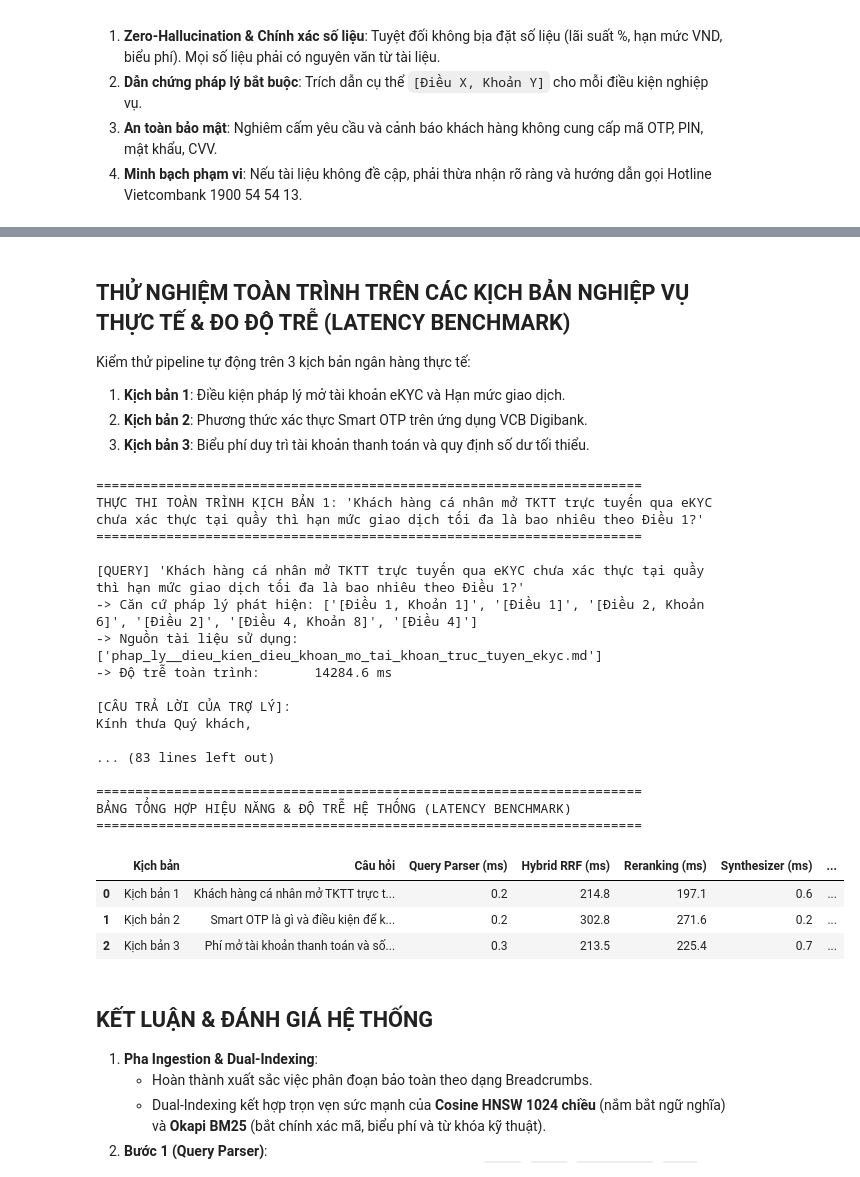
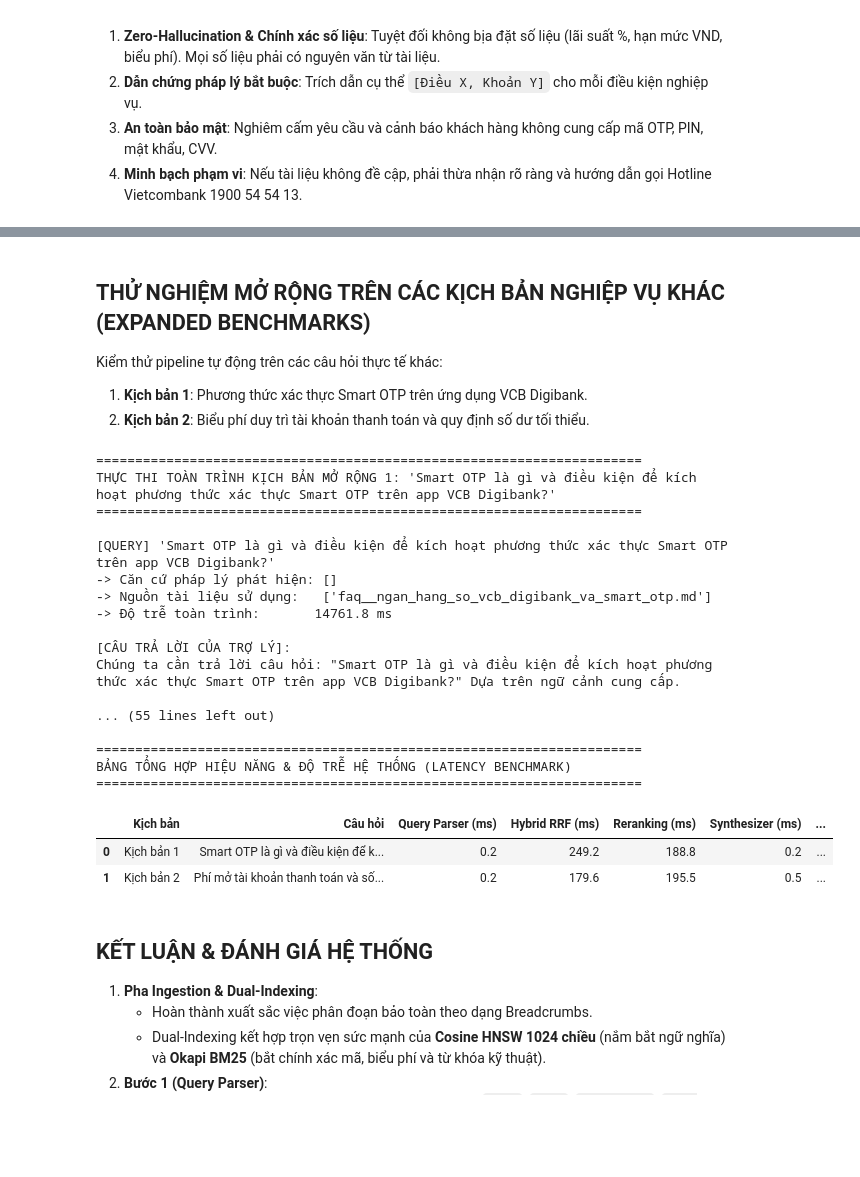
Before and after one commit to thichankem/AI-Banking-Assistant, a Jupyter notebook: notebooks/banking_dual_indexing_pipeline.ipynb, the cells around one changed output, grey strips where cells are left out. Drawn from its saved outputs; the diff is of its cells as text; code cells hidden in the pictures; blank space fills up the shorter version.

Commit message:
feat: add section 1.4 E2E eKYC limits benchmark and verified notebook outputs

```diff
--- a/notebooks/banking_dual_indexing_pipeline.ipynb
+++ b/notebooks/banking_dual_indexing_pipeline.ipynb
@@ -104,9 +104,10 @@ pipeline = BankingRAGPipeline()
 
 # Danh sách tài liệu ngân hàng thực tế đại diện từ knowledge_base
 curated_files = [
+    "phap_ly__quy_che_ekyc_vietcombank_han_muc.md",
     "phap_ly__dieu_kien_dieu_khoan_mo_tai_khoan_truc_tuyen_ekyc.md",
     "phap_ly__dieu_kien_dieu_khoan_mo_va_su_dung_tai_khoan_khcn.md",
-    "quy_trinh__mo_tai_khoan_thanh_toan_ekyc_va_mo_so_dep.md",
+    "quy_trinh__mo_tai_khoan_thanh_toan_ekyc_va_xac_thuc_nfc.md",
     "faq__ngan_hang_so_vcb_digibank_va_smart_otp.md",
     "ngan_hang_so__quy_chuan_dich_vu_digibank_va_han_muc.md",
     "tai_khoan__bieu_phi_dich_vu_tai_khoan_thanh_toan.md",
@@ -374,0 +383,25 @@ Soạn câu trả lời:
+# %%
+query_14 = "Hạn mức mở tài khoản eKYC tối đa bao nhiêu 1 ngày?"
+print(f"[*] ĐANG THỰC HIỆN KIỂM THỬ END-TO-END VỚI CÂU HỎI:\n'{query_14}'\n")
+
+res_14 = pipeline.run_pipeline(query_14)
+
+print("=" * 75)
+print("1.4. KẾT QUẢ KIỂM THỬ END-TO-END (VIETCOMBANK AI ASSISTANT)")
+print("=" * 75)
+print(f"• Câu trả lời sinh ra:\n{res_14['answer']}\n")
+print(f"• Dẫn chứng nguồn (Citations): {res_14['legal_citations']}\n")
+
+print("-" * 75)
+print("BẢNG THỐNG KÊ ĐỘ TRỄ THỰC TẾ (LATENCY BENCHMARK):")
+print("-" * 75)
+lat_14 = res_14["latency"]
+df_lat = pd.DataFrame([
+    {"Bước xử lý": "Bước 1: Query Parser (Chuẩn hóa từ khóa)", "Độ trễ": f"{lat_14['step1_query_parser_ms']:.1f} ms"},
+    {"Bước xử lý": "Bước 2: Hybrid Retrieval (Cosine HNSW + BM25 + RRF)", "Độ trễ": f"{lat_14['step2_hybrid_retrieval_ms']:.1f} ms"},
+    {"Bước xử lý": "Bước 3: Reranking (So khớp câu hỏi chuẩn & từ vựng)", "Độ trễ": f"{lat_14['step3_reranking_ms']:.1f} ms"},
+    {"Bước xử lý": "Bước 4: Context Synthesizer (Đóng gói Markdown)", "Độ trễ": f"{lat_14['step4_context_synthesizer_ms']:.1f} ms"},
+    {"Bước xử lý": "Bước 5: LLM Serving (DeepSeek-V4-Flash Guardrails)", "Độ trễ": f"{lat_14['step5_llm_serving_ms']:.1f} ms"},
+    {"Bước xử lý": "TỔNG THỜI GIAN PHẢN HỒI (END-TO-END)", "Độ trễ": f"{lat_14['total_pipeline_ms']:.1f} ms ({lat_14['total_pipeline_ms']/1000:.2f}s)"}
+])
+display(df_lat)
@@ -375,13 +433,11 @@ Soạn câu trả lời:
 # %% [markdown]
-## THỬ NGHIỆM TOÀN TRÌNH TRÊN CÁC KỊCH BẢN NGHIỆP VỤ THỰC TẾ & ĐO ĐỘ TRỄ (LATENCY BENCHMARK)
+## THỬ NGHIỆM MỞ RỘNG TRÊN CÁC KỊCH BẢN NGHIỆP VỤ KHÁC (EXPANDED BENCHMARKS)
 
-Kiểm thử pipeline tự động trên 3 kịch bản ngân hàng thực tế:
-1. **Kịch bản 1**: Điều kiện pháp lý mở tài khoản eKYC và Hạn mức giao dịch.
-2. **Kịch bản 2**: Phương thức xác thực Smart OTP trên ứng dụng VCB Digibank.
-3. **Kịch bản 3**: Biểu phí duy trì tài khoản thanh toán và quy định số dư tối thiểu.
+Kiểm thử pipeline tự động trên các câu hỏi thực tế khác:
+1. **Kịch bản 1**: Phương thức xác thực Smart OTP trên ứng dụng VCB Digibank.
+2. **Kịch bản 2**: Biểu phí duy trì tài khoản thanh toán và quy định số dư tối thiểu.
 # %%
 benchmark_queries = [
-    "Khách hàng cá nhân mở TKTT trực tuyến qua eKYC chưa xác thực tại quầy thì hạn mức giao dịch tối đa là bao nhiêu theo Điều 1?",
     "Smart OTP là gì và điều kiện để kích hoạt phương thức xác thực Smart OTP trên app VCB Digibank?",
     "Phí mở tài khoản thanh toán và số dư tối thiểu yêu cầu tại Vietcombank là bao nhiêu?"
 ]
@@ -390,7 +446,7 @@ benchmark_records = []
 
 for idx, q_text in enumerate(benchmark_queries, start=1):
     print(f"\n{'='*70}")
-    print(f"THỰC THI TOÀN TRÌNH KỊCH BẢN {idx}: '{q_text}'")
+    print(f"THỰC THI TOÀN TRÌNH KỊCH BẢN MỞ RỘNG {idx}: '{q_text}'")
     print(f"{'='*70}")
 
     res = pipeline.run_pipeline(q_text)
@@ -403,43 +459,42 @@ for idx, q_text in enumerate(benchmark_queries, start=1):
 
     lat = res["latency"]
     benchmark_records.append({
         "Kịch bản": f"Kịch bản {idx}",
         "Câu hỏi": q_text[:40] + "...",
         "Query Parser (ms)": lat["step1_query_parser_ms"],
         "Hybrid RRF (ms)": lat["step2_hybrid_retrieval_ms"],
         "Reranking (ms)": lat["step3_reranking_ms"],
         "Synthesizer (ms)": lat["step4_context_synthesizer_ms"],
         "LLM Serving (ms)": lat["step5_llm_serving_ms"],
         "Tổng thời gian (ms)": lat["total_pipeline_ms"]
     })
 
 df_benchmark = pd.DataFrame(benchmark_records)
 print("\n" + "=" * 70)
 print("BẢNG TỔNG HỢP HIỆU NĂNG & ĐỘ TRỄ HỆ THỐNG (LATENCY BENCHMARK)")
 print("=" * 70)
 display(df_benchmark)
 # %% [output]
 ======================================================================
-THỰC THI TOÀN TRÌNH KỊCH BẢN 1: 'Khách hàng cá nhân mở TKTT trực tuyến qua eKYC chưa xác thực tại quầy thì hạn mức giao dịch tối đa là bao nhiêu theo Điều 1?'
+THỰC THI TOÀN TRÌNH KỊCH BẢN MỞ RỘNG 1: 'Smart OTP là gì và điều kiện để kích hoạt phương thức xác thực Smart OTP trên app VCB Digibank?'
 ======================================================================
 
-[QUERY] 'Khách hàng cá nhân mở TKTT trực tuyến qua eKYC chưa xác thực tại quầy thì hạn mức giao dịch tối đa là bao nhiêu theo Điều 1?'
--> Căn cứ pháp lý phát hiện: ['[Điều 1, Khoản 1]', '[Điều 1]', '[Điều 2, Khoản 6]', '[Điều 2]', '[Điều 4, Khoản 8]', '[Điều 4]']
--> Nguồn tài liệu sử dụng:   ['phap_ly__dieu_kien_dieu_khoan_mo_tai_khoan_truc_tuyen_ekyc.md']
--> Độ trễ toàn trình:       14284.6 ms
+[QUERY] 'Smart OTP là gì và điều kiện để kích hoạt phương thức xác thực Smart OTP trên app VCB Digibank?'
+-> Căn cứ pháp lý phát hiện: []
+-> Nguồn tài liệu sử dụng:   ['faq__ngan_hang_so_vcb_digibank_va_smart_otp.md']
+-> Độ trễ toàn trình:       14761.8 ms
 
 [CÂU TRẢ LỜI CỦA TRỢ LÝ]:
-Kính thưa Quý khách,
+Chúng ta cần trả lời câu hỏi: "Smart OTP là gì và điều kiện để kích hoạt phương thức xác thực Smart OTP trên app VCB Digibank?" Dựa trên ngữ cảnh cung cấp.
 
-... (83 lines left out)
+... (55 lines left out)
 
 ======================================================================
 BẢNG TỔNG HỢP HIỆU NĂNG & ĐỘ TRỄ HỆ THỐNG (LATENCY BENCHMARK)
 ======================================================================
 |  | Kịch bản | Câu hỏi | Query Parser (ms) | Hybrid RRF (ms) | Reranking (ms) | Synthesizer (ms) | ... |
-| 0 | Kịch bản 1 | Khách hàng cá nhân mở TKTT trực t... | 0.2 | 214.8 | 197.1 | 0.6 | ... |
-| 1 | Kịch bản 2 | Smart OTP là gì và điều kiện để k... | 0.2 | 302.8 | 271.6 | 0.2 | ... |
-| 2 | Kịch bản 3 | Phí mở tài khoản thanh toán và số... | 0.3 | 213.5 | 225.4 | 0.7 | ... |
+| 0 | Kịch bản 1 | Smart OTP là gì và điều kiện để k... | 0.2 | 249.2 | 188.8 | 0.2 | ... |
+| 1 | Kịch bản 2 | Phí mở tài khoản thanh toán và số... | 0.2 | 179.6 | 195.5 | 0.5 | ... |
 # %% [markdown]
 ## KẾT LUẬN & ĐÁNH GIÁ HỆ THỐNG
 
```
Also changed, not shown: parts of 7 cells of this notebook, 3 other files.
